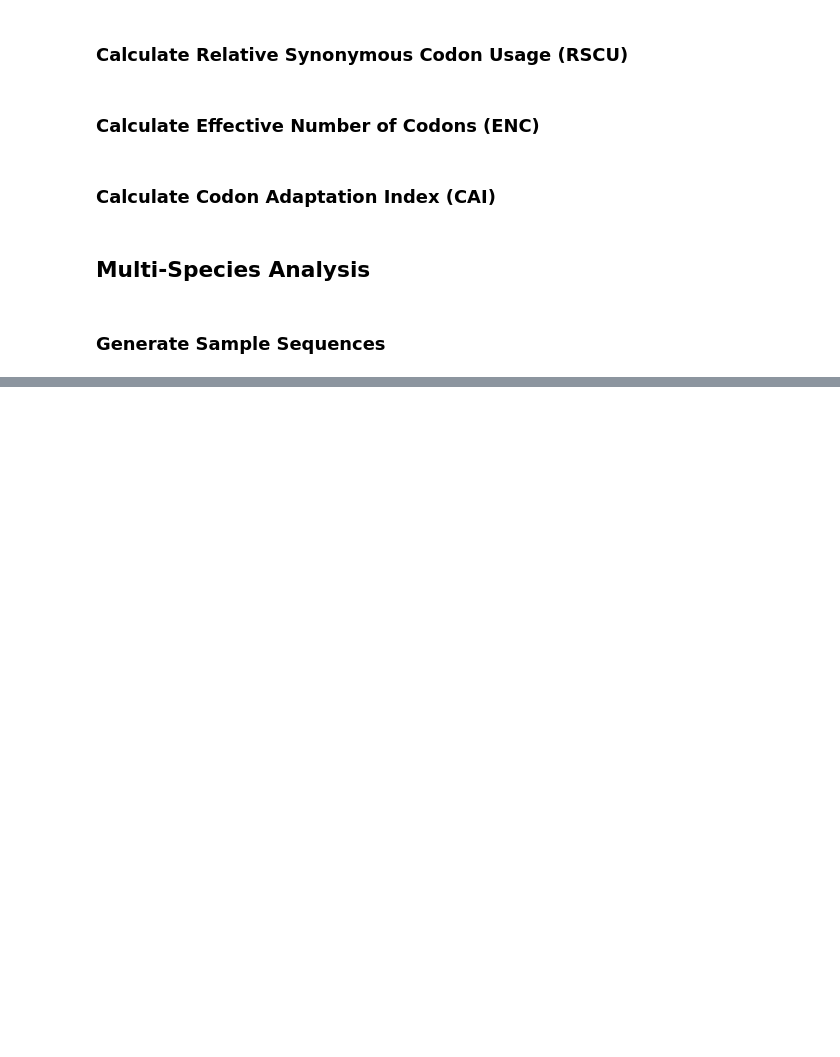
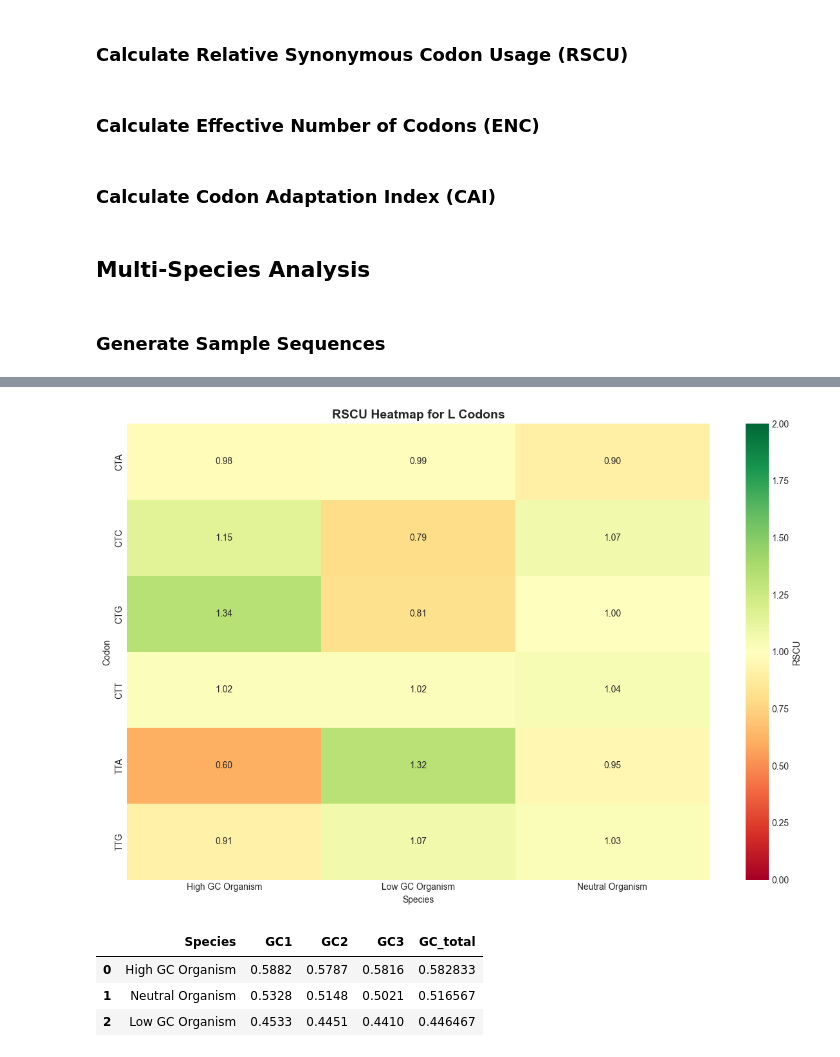
Before and after one commit to Shresht7/BioPy, a Jupyter notebook: Projects/00_Codon_Usage_Bias_Analysis/Codon_Usage_Bias_Analysis_Across_Species.ipynb, the cells around one changed output, grey strips where cells are left out. Saved outputs shown, nothing was run; the diff lists cells and outputs as text; code cells hidden in the pictures; blank space fills up the shorter version.

```diff
--- a/Projects/00_Codon_Usage_Bias_Analysis/Codon_Usage_Bias_Analysis_Across_Species.ipynb
+++ b/Projects/00_Codon_Usage_Bias_Analysis/Codon_Usage_Bias_Analysis_Across_Species.ipynb
@@ -380,0 +394,12 @@ def generate_sample_sequences(gc_bias=0.5, num_seqs=100, length=300):
+# %%
+analyzer.plot_rscu_heatmap(amino_acid='L')
+# %% [output]
+[figure, added]
+# %%
+gc_df = analyzer.calculate_gc_content()
+gc_df
+# %% [output]
+|  | Species | GC1 | GC2 | GC3 | GC_total |
+| 0 | High GC Organism | 0.5882 | 0.5787 | 0.5816 | 0.582833 |
+| 1 | Neutral Organism | 0.5328 | 0.5148 | 0.5021 | 0.516567 |
+| 2 | Low GC Organism | 0.4533 | 0.4451 | 0.4410 | 0.446467 |
```
Also changed, not shown: parts of 6 cells of this notebook.
